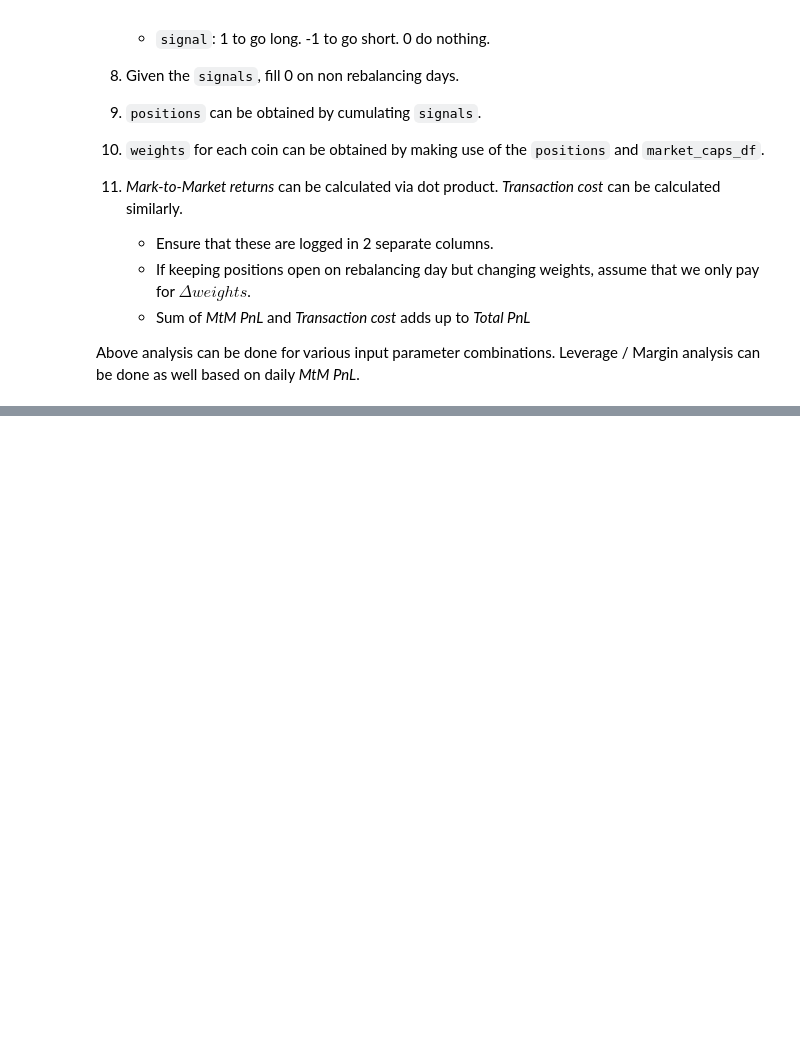
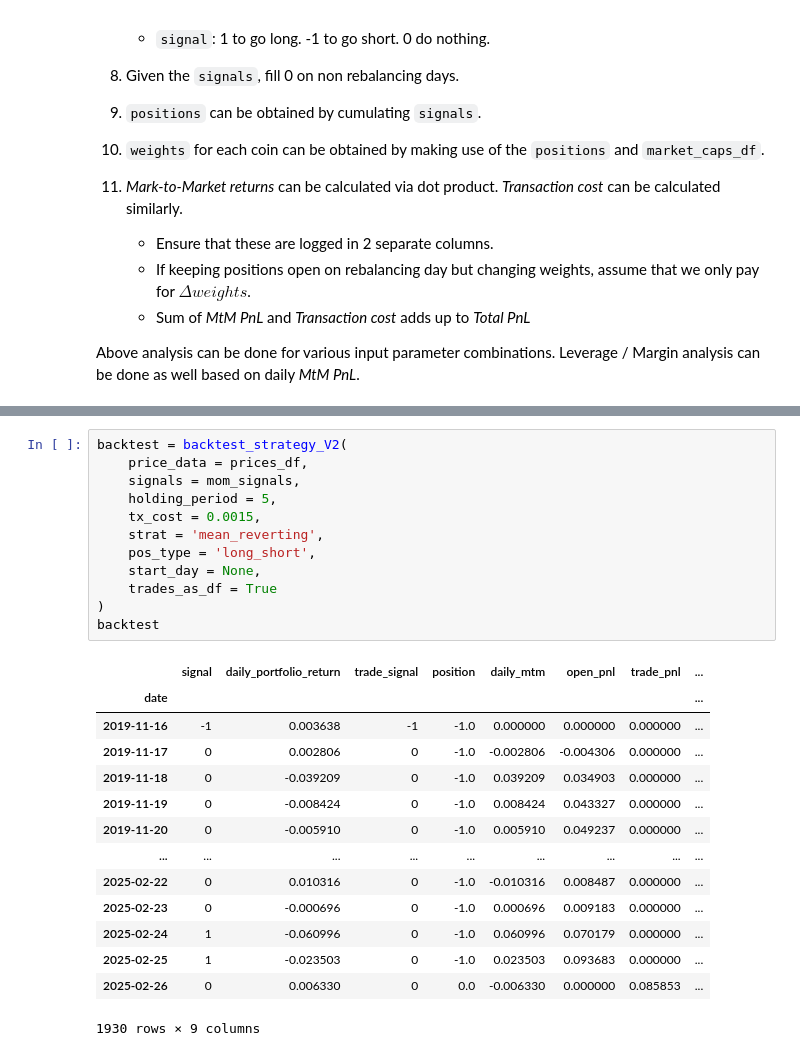
Before and after one commit to andrewpark19/QTS_Final_Project, a Jupyter notebook: QTS_Trading_Project.ipynb, the cells around one changed output, grey strips where cells are left out. Saved outputs shown, nothing was run; the diff lists cells and outputs as text; blank space fills up the shorter version.

```diff
--- a/QTS_Trading_Project.ipynb
+++ b/QTS_Trading_Project.ipynb
@@ -609,0 +666,27 @@ Above analysis can be done for various input parameter combinations. Leverage /
+# %%
+backtest = backtest_strategy_V2(
+    price_data = prices_df,
+    signals = mom_signals,
+    holding_period = 5,
+    tx_cost = 0.0015,
+    strat = 'mean_reverting',
+    pos_type = 'long_short',
+    start_day = None,
+    trades_as_df = True
+)
+backtest
+# %% [output]
+|  | signal | daily_portfolio_return | trade_signal | position | daily_mtm | open_pnl | trade_pnl | ... |
+| date |  |  |  |  |  |  |  | ... |
+| 2019-11-16 | -1 | 0.003638 | -1 | -1.0 | 0.000000 | 0.000000 | 0.000000 | ... |
+| 2019-11-17 | 0 | 0.002806 | 0 | -1.0 | -0.002806 | -0.004306 | 0.000000 | ... |
+| 2019-11-18 | 0 | -0.039209 | 0 | -1.0 | 0.039209 | 0.034903 | 0.000000 | ... |
+| 2019-11-19 | 0 | -0.008424 | 0 | -1.0 | 0.008424 | 0.043327 | 0.000000 | ... |
+| 2019-11-20 | 0 | -0.005910 | 0 | -1.0 | 0.005910 | 0.049237 | 0.000000 | ... |
+| ... | ... | ... | ... | ... | ... | ... | ... | ... |
+| 2025-02-22 | 0 | 0.010316 | 0 | -1.0 | -0.010316 | 0.008487 | 0.000000 | ... |
+| 2025-02-23 | 0 | -0.000696 | 0 | -1.0 | 0.000696 | 0.009183 | 0.000000 | ... |
+| 2025-02-24 | 1 | -0.060996 | 0 | -1.0 | 0.060996 | 0.070179 | 0.000000 | ... |
+| 2025-02-25 | 1 | -0.023503 | 0 | -1.0 | 0.023503 | 0.093683 | 0.000000 | ... |
+| 2025-02-26 | 0 | 0.006330 | 0 | 0.0 | -0.006330 | 0.000000 | 0.085853 | ... |
+1930 rows × 9 columns
```
Also changed, not shown: parts of 5 cells of this notebook, 1 other file.
